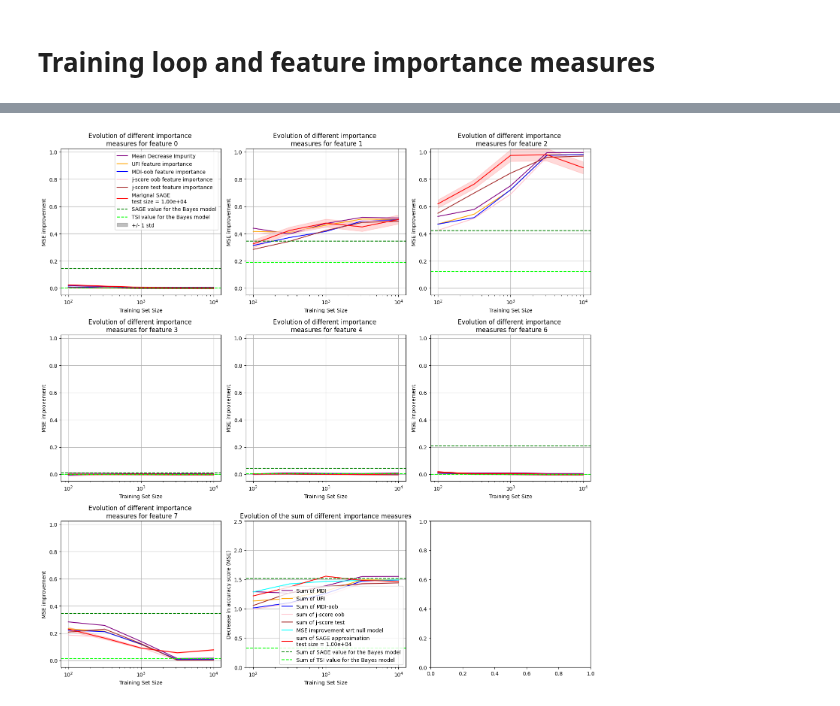
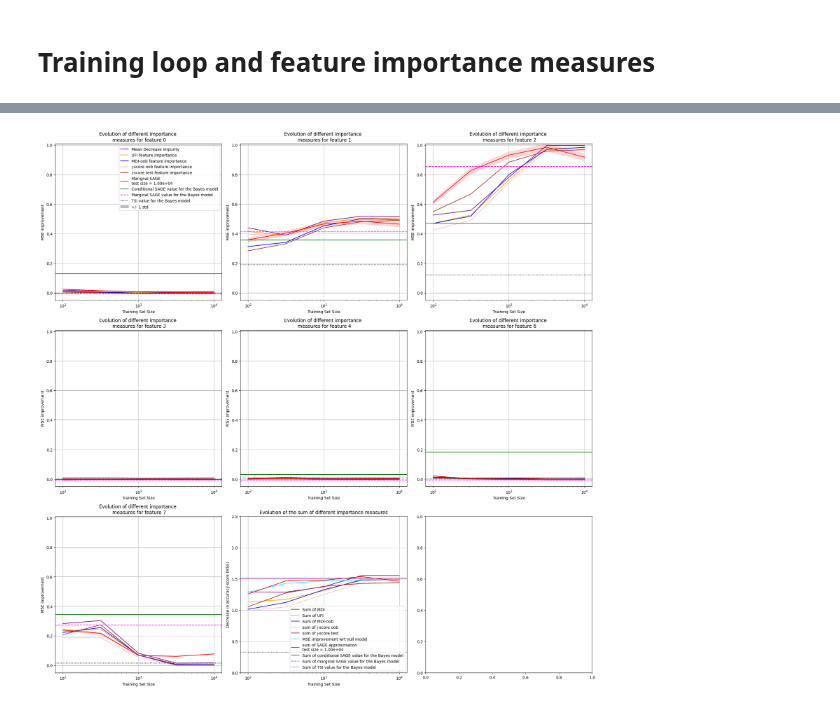
Before and after one commit to GaetandeCast/Internship, a Jupyter notebook: synth_datasets/gaussian_lm.ipynb, the cells around one changed output, grey strips where cells are left out. Cells and saved outputs as stored; diff of their text form; code cells hidden in the pictures.

Commit message:
add marginal sage for bayes

```diff
--- a/synth_datasets/gaussian_lm.ipynb
+++ b/synth_datasets/gaussian_lm.ipynb
@@ -429,6 +483,19 @@ for train_size_idx, train_size in enumerate(train_sizes):
     # mc_sage_res.append(estimator(X_test[:100], y_test[:100], thresh=0.05, bar=False))
     # mc_sage_res[train_size_idx,:] = [mc_sage(idx_features, i, idx_target, mu, Sigma, mean_squared_error, reg, 1, rng) for i in idx_features]
 # %%
-bayes_sage = [compute_bayes_sage(idx_features, i, idx_target, Sigma) for i in idx_features]
-bayes_sage
+bayes_sage_cond = [
+    compute_bayes_sage(
+        idx_features,
+        i,
+        idx_target,
+        Sigma,
+        conditional=True,
+        mu=mu,
+        X_test=X_test,
+        y_test=y_test,
+        rng=rng,
+    )
+    for i in idx_features
+]
+bayes_sage_cond
 # %% [output]
@@ -441,0 +509,16 @@ bayes_sage
+# %%
+bayes_sage_marg = [
+    compute_bayes_sage(
+        idx_features,
+        i,
+        idx_target,
+        Sigma,
+        conditional=False,
+        mu=mu,
+        X_test=X_test,
+        y_test=y_test,
+        rng=rng,
+    )
+    for i in idx_features
+]
+bayes_sage_marg
@@ -471,7 +562,7 @@ global_max = np.max(
 )
 
 # Plot
-fig, axs = plt.subplots(3, 3, figsize=(15, 15))
+fig, axs = plt.subplots(3, 3, figsize=(20, 20))
 axs = axs.flatten()
 
 for i in range(n_feature):
@@ -526,8 +617,9 @@ for i in range(n_feature):
     #     color="cyan",
     #     alpha=0.15,
     # )
-    axs[i].axhline(bayes_sage[i], ls="--", label="SAGE value for the Bayes model", color="green")
-    axs[i].axhline(bayes_tsi[i], ls="--", label="TSI value for the Bayes model", color="lime")
+    axs[i].axhline(bayes_sage_cond[i], ls="-", label="Conditional SAGE value for the Bayes model", color="green")
+    axs[i].axhline(bayes_sage_marg[i], ls="--", label="Marginal SAGE value for the Bayes model", color="magenta")
+    axs[i].axhline(bayes_tsi[i], ls=":", label="TSI value for the Bayes model", color="black")
     axs[i].fill_between(train_sizes, 0, 0, color="gray", alpha=0.5, label="+/- 1 std")
     axs[i].set_xscale("log")
     axs[i].set_xlabel("Training Set Size")
@@ -548,33 +640,34 @@ axs[n_feature].plot(
     train_sizes, mdi_oob_res.sum(axis=1), label="Sum of MDI-oob", color="blue"
 )
 axs[n_feature].plot(
     train_sizes, j_score_res.sum(axis=1), label="sum of j-score oob", color="pink"
 )
 axs[n_feature].plot(
     train_sizes, j_score_test_res.sum(axis=1), label="sum of j-score test", color="brown"
 )
 axs[n_feature].plot(
     train_sizes, mse_improvement, label="MSE improvement wrt null model", color="cyan"
 )
 axs[n_feature].plot(
     train_sizes,
     [sage_res[j].values.sum() for j in range(len(train_sizes))],
     label=f"sum of SAGE approximation \ntest size = {test_size:.2e}",
     color="red",
 )
-axs[n_feature].axhline(sum(bayes_sage), ls="--", label="Sum of SAGE value for the Bayes model", color="green")
-axs[n_feature].axhline(sum(bayes_tsi), ls="--", label="Sum of TSI value for the Bayes model", color="lime")
+axs[n_feature].axhline(sum(bayes_sage_cond), ls="-", label="Sum of conditional SAGE value for the Bayes model", color="green")
+axs[n_feature].axhline(sum(bayes_sage_marg), ls="--", label="Sum of marginal SAGE value for the Bayes model", color="magenta")
+axs[n_feature].axhline(sum(bayes_tsi), ls=":", label="Sum of TSI value for the Bayes model", color="black")
 axs[n_feature].set_xscale("log")
 axs[n_feature].set_xlabel("Training Set Size")
 axs[n_feature].set_ylabel("Decrease in accuracy score (MSE)")
 axs[n_feature].set_title(
     "Evolution of the sum of different importance measures"
 )
 axs[n_feature].grid(True)
 axs[0].legend()
 axs[n_feature].legend()
 
 plt.tight_layout()
 plt.show()
 # %% [output]
-[figure, old version]
+[figure, new version]
```
Also changed, not shown: parts of 7 cells of this notebook.
